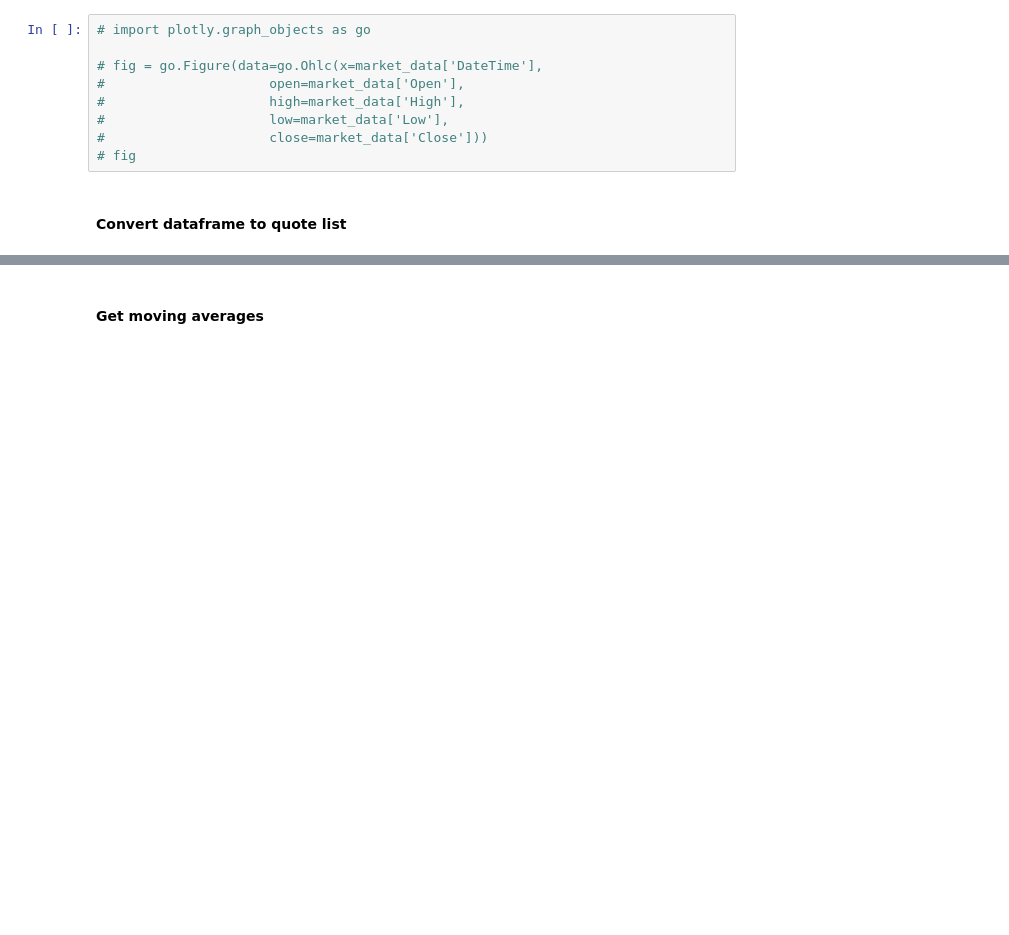
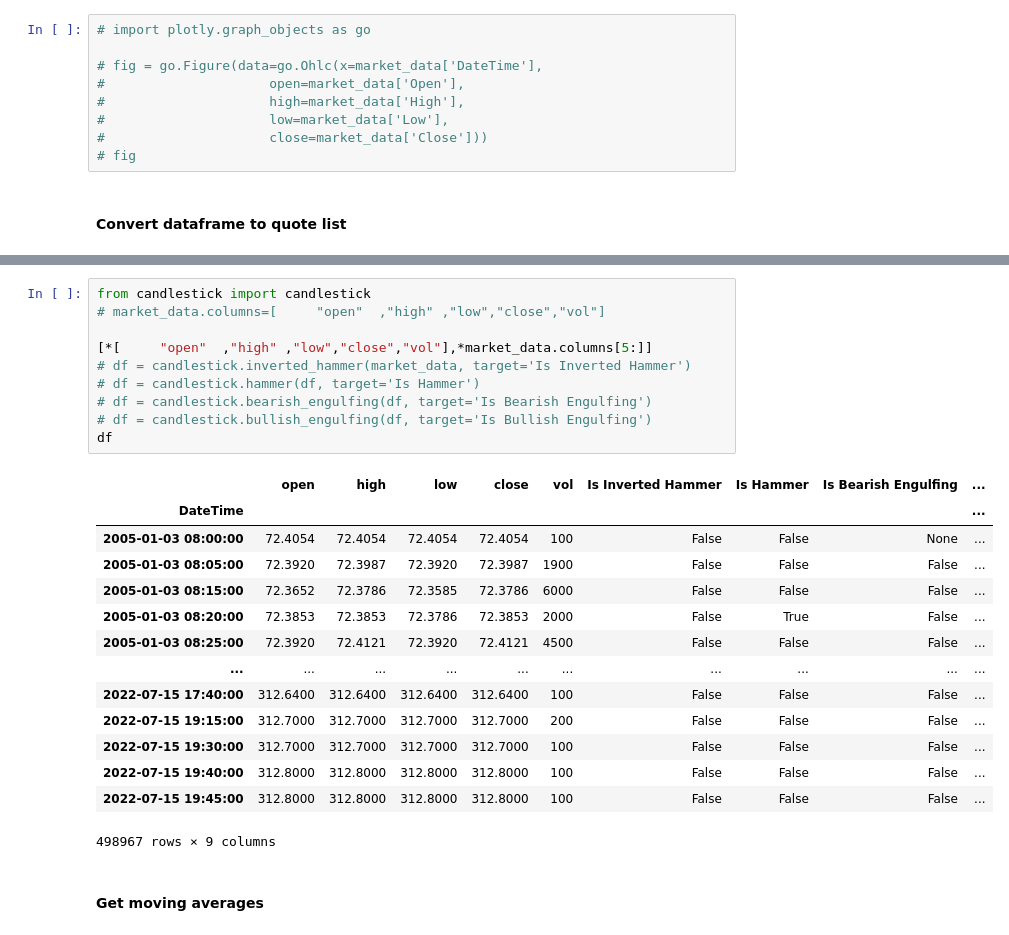
Before and after one commit to denniskuzminer/algos, a Jupyter notebook: MarketStats.ipynb, the cells around one changed output, grey strips where cells are left out. Saved outputs shown, nothing was run; the diff lists cells and outputs as text; blank space fills up the shorter version.

Commit message:
Adds price action indicators. Closes #16
Candlestick code: https://github.com/SpiralDevelopment/candlestick-patterns

```diff
--- a/MarketStats.ipynb
+++ b/MarketStats.ipynb
@@ -130,3 +134,28 @@ quotes_list = [
+# %%
+from candlestick import candlestick
+# market_data.columns=[		"open"	,"high"	,"low","close","vol"]
+
+[*[		"open"	,"high"	,"low","close","vol"],*market_data.columns[5:]]
+# df = candlestick.inverted_hammer(market_data, target='Is Inverted Hammer')
+# df = candlestick.hammer(df, target='Is Hammer')
+# df = candlestick.bearish_engulfing(df, target='Is Bearish Engulfing')
+# df = candlestick.bullish_engulfing(df, target='Is Bullish Engulfing')
+df
+# %% [output]
+|  | open | high | low | close | vol | Is Inverted Hammer | Is Hammer | Is Bearish Engulfing | ... |
+| DateTime |  |  |  |  |  |  |  |  | ... |
+| 2005-01-03 08:00:00 | 72.4054 | 72.4054 | 72.4054 | 72.4054 | 100 | False | False | None | ... |
+| 2005-01-03 08:05:00 | 72.3920 | 72.3987 | 72.3920 | 72.3987 | 1900 | False | False | False | ... |
+| 2005-01-03 08:15:00 | 72.3652 | 72.3786 | 72.3585 | 72.3786 | 6000 | False | False | False | ... |
+| 2005-01-03 08:20:00 | 72.3853 | 72.3853 | 72.3786 | 72.3853 | 2000 | False | True | False | ... |
+| 2005-01-03 08:25:00 | 72.3920 | 72.4121 | 72.3920 | 72.4121 | 4500 | False | False | False | ... |
+| ... | ... | ... | ... | ... | ... | ... | ... | ... | ... |
+| 2022-07-15 17:40:00 | 312.6400 | 312.6400 | 312.6400 | 312.6400 | 100 | False | False | False | ... |
+| 2022-07-15 19:15:00 | 312.7000 | 312.7000 | 312.7000 | 312.7000 | 200 | False | False | False | ... |
+| 2022-07-15 19:30:00 | 312.7000 | 312.7000 | 312.7000 | 312.7000 | 100 | False | False | False | ... |
+| 2022-07-15 19:40:00 | 312.8000 | 312.8000 | 312.8000 | 312.8000 | 100 | False | False | False | ... |
+| 2022-07-15 19:45:00 | 312.8000 | 312.8000 | 312.8000 | 312.8000 | 100 | False | False | False | ... |
+498967 rows × 9 columns
 # %% [markdown]
 #### Get moving averages
 # %%
```
Also changed, not shown: parts of 2 cells of this notebook, 8 other files.
